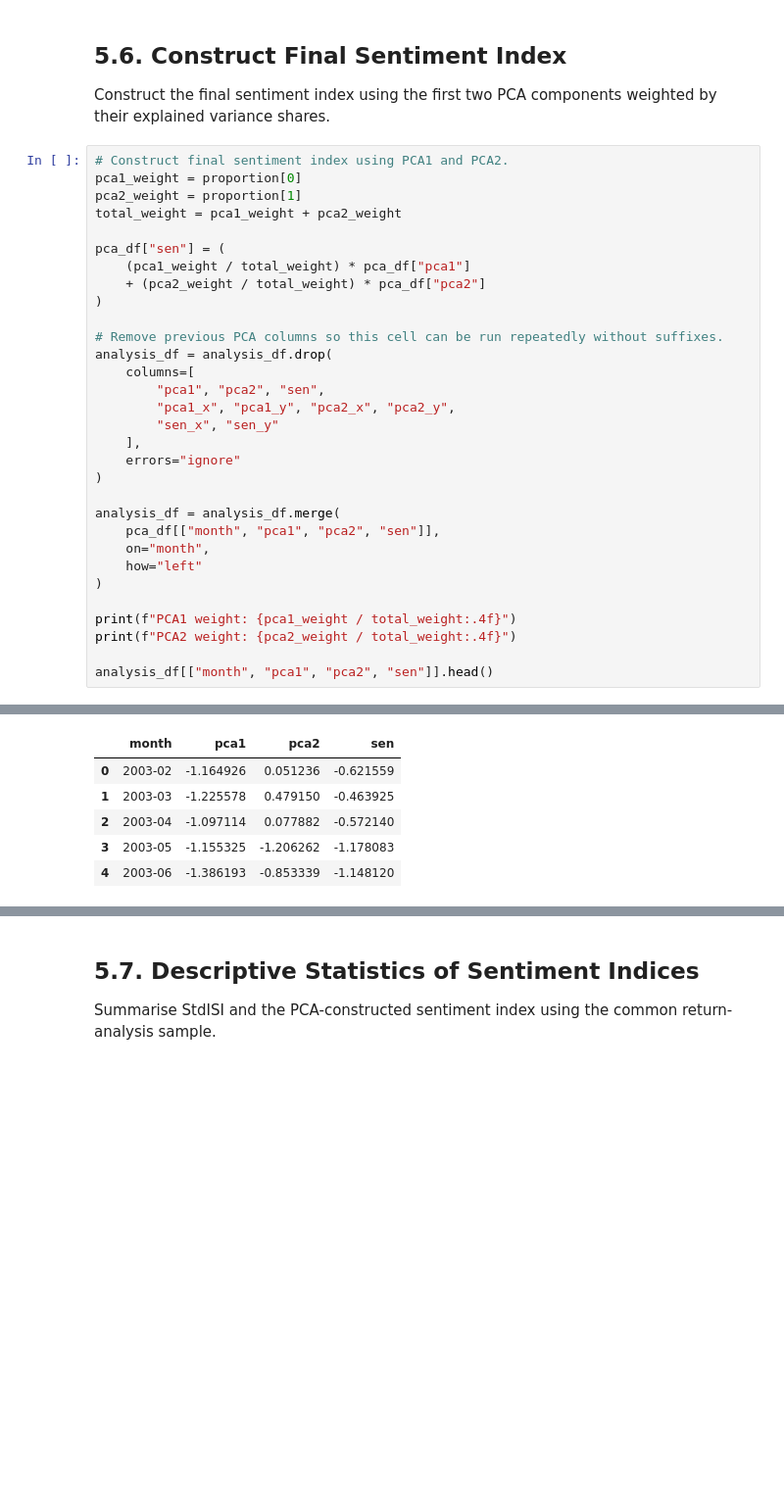
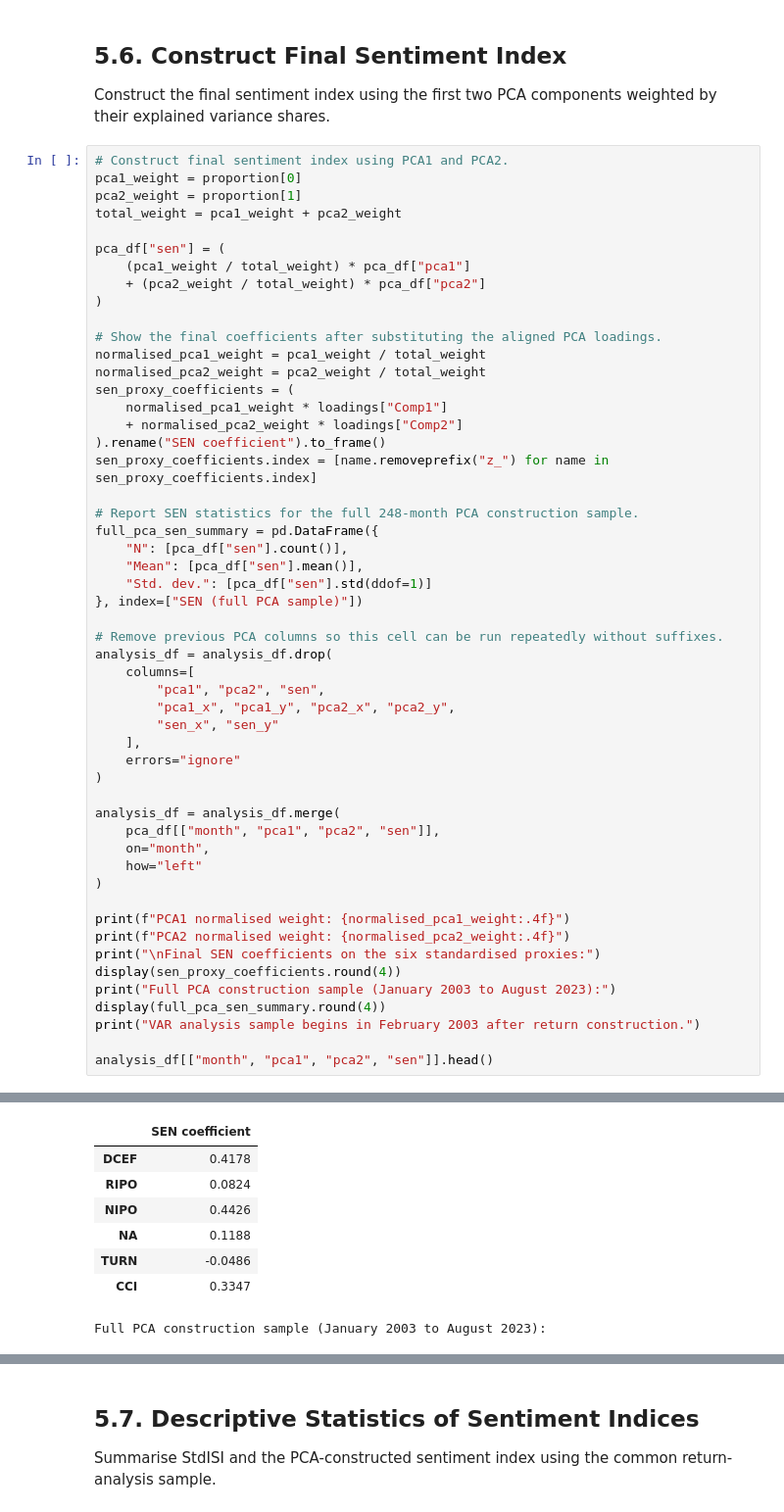
Before and after one commit to yang2094582004-ai/MSIN0114---Dissertation, a Jupyter notebook: Baseline_Analysis_without_SP500.ipynb, the cells around one changed output, grey strips where cells are left out. Shown at 98% size. Drawn from its saved outputs; the diff is of its cells as text; blank space fills up the shorter version.

```diff
--- a/Baseline_Analysis_without_SP500.ipynb
+++ b/Baseline_Analysis_without_SP500.ipynb
@@ -1356,6 +1356,22 @@ pca_df["sen"] = (
     (pca1_weight / total_weight) * pca_df["pca1"]
     + (pca2_weight / total_weight) * pca_df["pca2"]
 )
+
+# Show the final coefficients after substituting the aligned PCA loadings.
+normalised_pca1_weight = pca1_weight / total_weight
+normalised_pca2_weight = pca2_weight / total_weight
+sen_proxy_coefficients = (
+    normalised_pca1_weight * loadings["Comp1"]
+    + normalised_pca2_weight * loadings["Comp2"]
+).rename("SEN coefficient").to_frame()
+sen_proxy_coefficients.index = [name.removeprefix("z_") for name in sen_proxy_coefficients.index]
+
+# Report SEN statistics for the full 248-month PCA construction sample.
+full_pca_sen_summary = pd.DataFrame({
+    "N": [pca_df["sen"].count()],
+    "Mean": [pca_df["sen"].mean()],
+    "Std. dev.": [pca_df["sen"].std(ddof=1)]
+}, index=["SEN (full PCA sample)"])
 
 # Remove previous PCA columns so this cell can be run repeatedly without suffixes.
 analysis_df = analysis_df.drop(
@@ -1373,8 +1389,13 @@ analysis_df = analysis_df.merge(
     how="left"
 )
 
-print(f"PCA1 weight: {pca1_weight / total_weight:.4f}")
-print(f"PCA2 weight: {pca2_weight / total_weight:.4f}")
+print(f"PCA1 normalised weight: {normalised_pca1_weight:.4f}")
+print(f"PCA2 normalised weight: {normalised_pca2_weight:.4f}")
+print("\nFinal SEN coefficients on the six standardised proxies:")
+display(sen_proxy_coefficients.round(4))
+print("Full PCA construction sample (January 2003 to August 2023):")
+display(full_pca_sen_summary.round(4))
+print("VAR analysis sample begins in February 2003 after return construction.")
 
 analysis_df[["month", "pca1", "pca2", "sen"]].head()
 # %% [output]
@@ -1383,6 +1406,8 @@ PCA2 weight: 0.4468
-|  | month | pca1 | pca2 | sen |
-| 0 | 2003-02 | -1.164926 | 0.051236 | -0.621559 |
-| 1 | 2003-03 | -1.225578 | 0.479150 | -0.463925 |
-| 2 | 2003-04 | -1.097114 | 0.077882 | -0.572140 |
-| 3 | 2003-05 | -1.155325 | -1.206262 | -1.178083 |
-| 4 | 2003-06 | -1.386193 | -0.853339 | -1.148120 |
+|  | SEN coefficient |
+| DCEF | 0.4178 |
+| RIPO | 0.0824 |
+| NIPO | 0.4426 |
+| NA | 0.1188 |
+| TURN | -0.0486 |
+| CCI | 0.3347 |
+Full PCA construction sample (January 2003 to August 2023):
```
Also changed, not shown: parts of 1 cell of this notebook, 8 other files.
